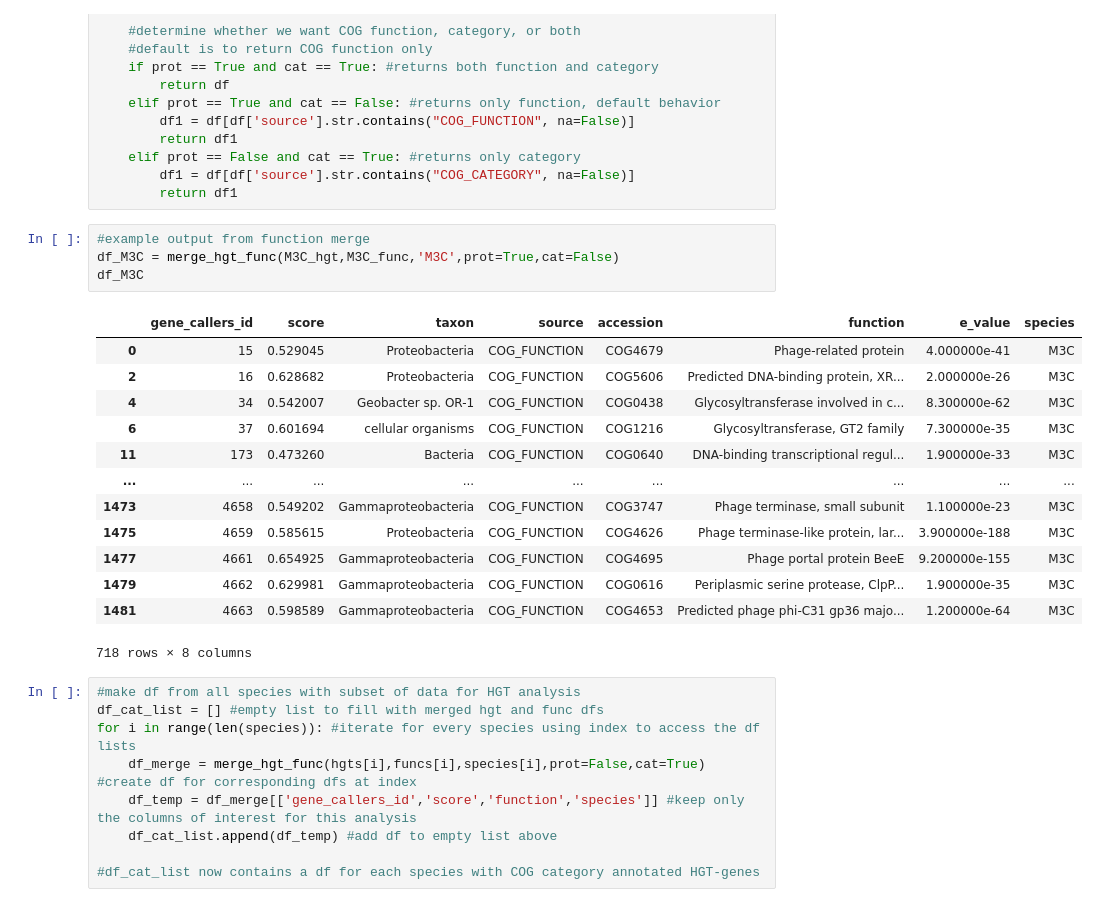
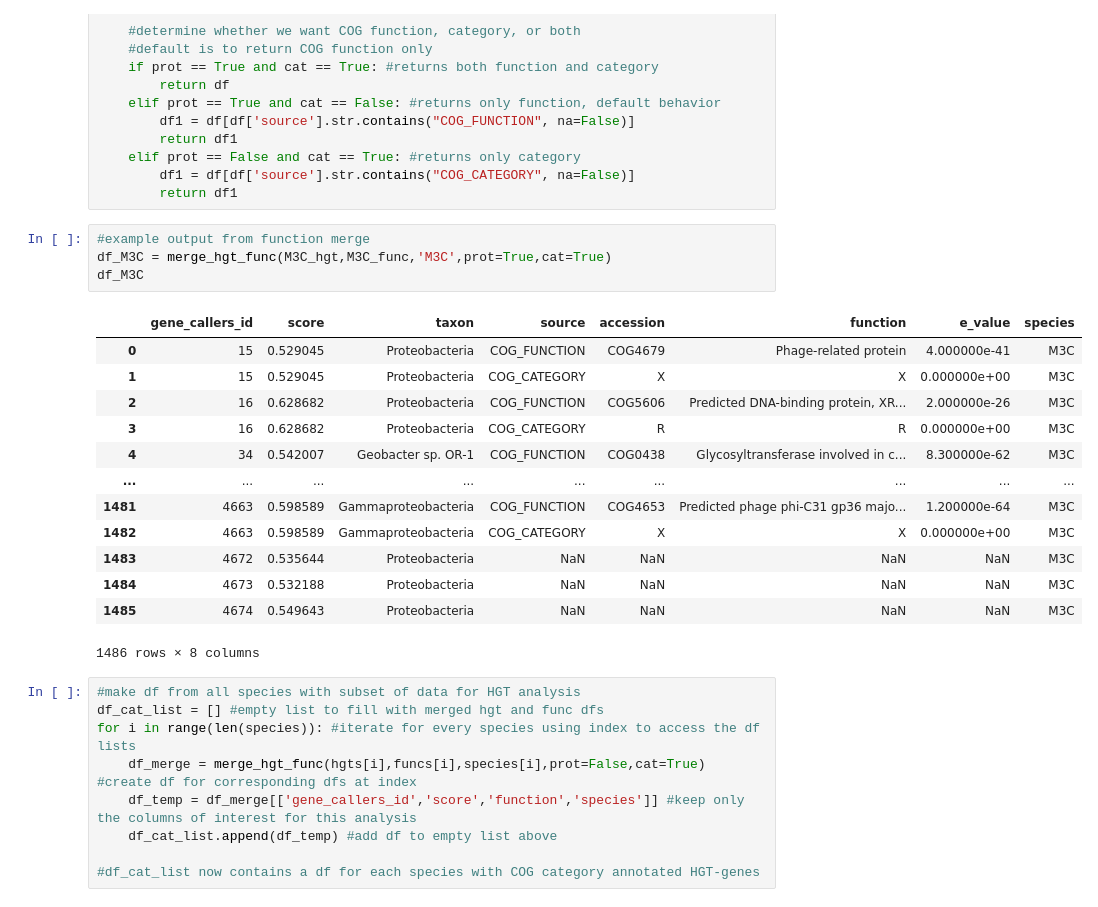
Before and after one commit to zscooper/marinobacter_pangenomics, a Jupyter notebook: HGTector_output_analyze_visualize.ipynb, the cells around one changed output. Saved outputs shown, nothing was run; the diff lists cells and outputs as text.

```diff
--- a/HGTector_output_analyze_visualize.ipynb
+++ b/HGTector_output_analyze_visualize.ipynb
@@ -125,22 +126,22 @@ def merge_hgt_func(df_hgt,df_func,name,prot=True,cat=False): #must input specifi
         return df1
 # %%
 #example output from function merge
-df_M3C = merge_hgt_func(M3C_hgt,M3C_func,'M3C',prot=True,cat=False)
+df_M3C = merge_hgt_func(M3C_hgt,M3C_func,'M3C',prot=True,cat=True)
 df_M3C
 # %% [output]
 |  | gene_callers_id | score | taxon | source | accession | function | e_value | species |
 | 0 | 15 | 0.529045 | Proteobacteria | COG_FUNCTION | COG4679 | Phage-related protein | 4.000000e-41 | M3C |
+| 1 | 15 | 0.529045 | Proteobacteria | COG_CATEGORY | X | X | 0.000000e+00 | M3C |
 | 2 | 16 | 0.628682 | Proteobacteria | COG_FUNCTION | COG5606 | Predicted DNA-binding protein, XR... | 2.000000e-26 | M3C |
+| 3 | 16 | 0.628682 | Proteobacteria | COG_CATEGORY | R | R | 0.000000e+00 | M3C |
 | 4 | 34 | 0.542007 | Geobacter sp. OR-1 | COG_FUNCTION | COG0438 | Glycosyltransferase involved in c... | 8.300000e-62 | M3C |
-| 6 | 37 | 0.601694 | cellular organisms | COG_FUNCTION | COG1216 | Glycosyltransferase, GT2 family | 7.300000e-35 | M3C |
-| 11 | 173 | 0.473260 | Bacteria | COG_FUNCTION | COG0640 | DNA-binding transcriptional regul... | 1.900000e-33 | M3C |
 | ... | ... | ... | ... | ... | ... | ... | ... | ... |
-| 1473 | 4658 | 0.549202 | Gammaproteobacteria | COG_FUNCTION | COG3747 | Phage terminase, small subunit | 1.100000e-23 | M3C |
-| 1475 | 4659 | 0.585615 | Proteobacteria | COG_FUNCTION | COG4626 | Phage terminase-like protein, lar... | 3.900000e-188 | M3C |
-| 1477 | 4661 | 0.654925 | Gammaproteobacteria | COG_FUNCTION | COG4695 | Phage portal protein BeeE | 9.200000e-155 | M3C |
-| 1479 | 4662 | 0.629981 | Gammaproteobacteria | COG_FUNCTION | COG0616 | Periplasmic serine protease, ClpP... | 1.900000e-35 | M3C |
 | 1481 | 4663 | 0.598589 | Gammaproteobacteria | COG_FUNCTION | COG4653 | Predicted phage phi-C31 gp36 majo... | 1.200000e-64 | M3C |
+| 1482 | 4663 | 0.598589 | Gammaproteobacteria | COG_CATEGORY | X | X | 0.000000e+00 | M3C |
+| 1483 | 4672 | 0.535644 | Proteobacteria | NaN | NaN | NaN | NaN | M3C |
+| 1484 | 4673 | 0.532188 | Proteobacteria | NaN | NaN | NaN | NaN | M3C |
+| 1485 | 4674 | 0.549643 | Proteobacteria | NaN | NaN | NaN | NaN | M3C |
-718 rows × 8 columns
+1486 rows × 8 columns
 # %%
 #make df from all species with subset of data for HGT analysis
 df_cat_list = [] #empty list to fill with merged hgt and func dfs
```
Also changed, not shown: parts of 5 cells of this notebook, 3 other files.
